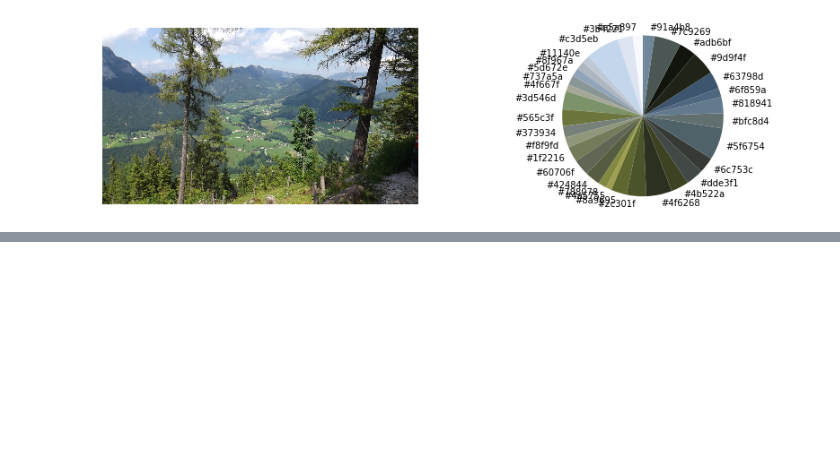
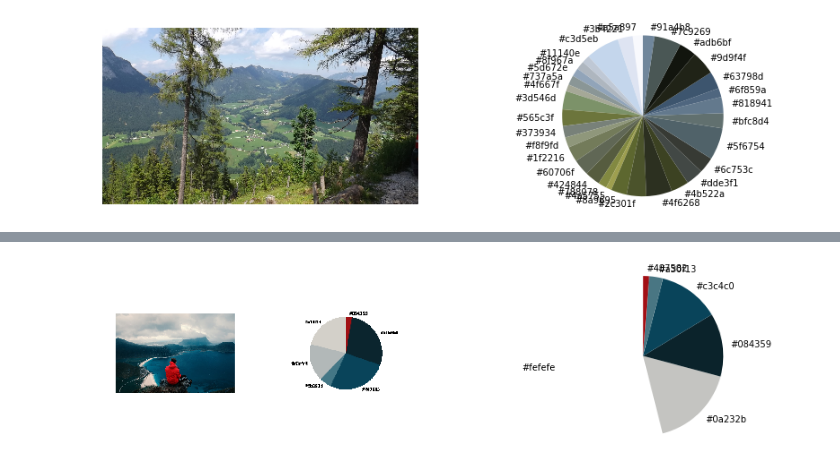
Before and after one commit to gtsonkov/MachineLearning, a Jupyter notebook: Get_Image_Colors/GetImageColors.ipynb, the cells around one changed output, grey strips where cells are left out. Saved outputs shown, nothing was run; the diff lists cells and outputs as text; code cells hidden in the pictures; blank space fills up the shorter version.

Commit message:
Get Image Coloros

```diff
--- a/Get_Image_Colors/GetImageColors.ipynb
+++ b/Get_Image_Colors/GetImageColors.ipynb
@@ -76,0 +77,4 @@ plot_image_info('Images/08.jpg',3)
+# %%
+plot_image_info('Images/09.png',6)
+# %% [output]
+[figure, added]
```
Also changed, not shown: parts of 1 cell of this notebook.
